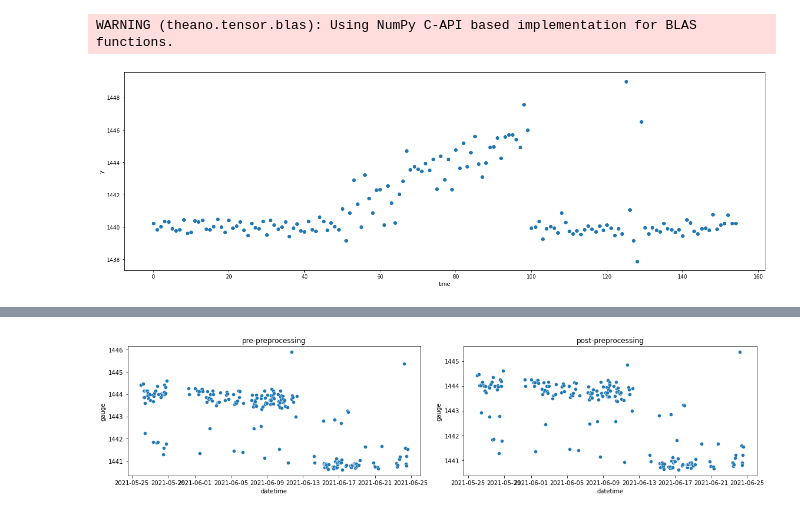
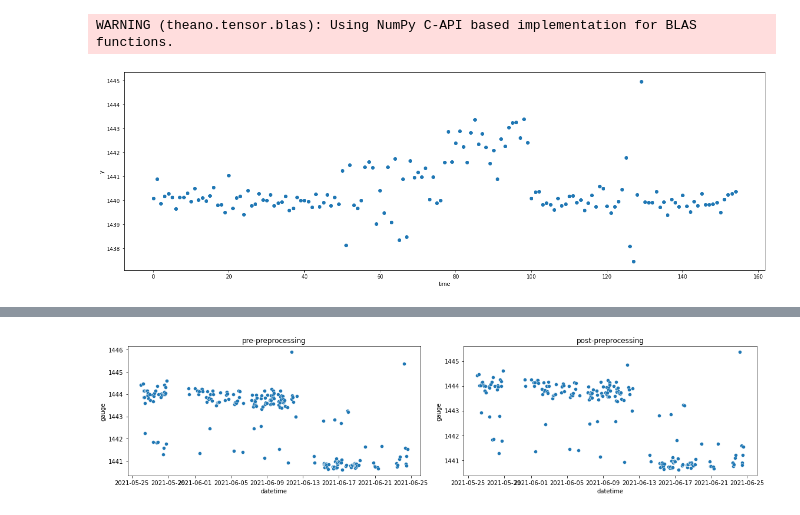
Before and after one commit to benlau6/hierarchy-bayesian-modeling-time-series-sensor, a Jupyter notebook: kalman_filter.ipynb, the cells around one changed output, grey strips where cells are left out. Drawn from its saved outputs; the diff is of its cells as text; code cells hidden in the pictures.

```diff
--- a/kalman_filter.ipynb
+++ b/kalman_filter.ipynb
@@ -25,11 +25,11 @@ args.s3_bucket = config.get('default', 's3_bucket')
 args.s3_prefix = config.get('default', 's3_prefix')
 # %%
 sample1 = Sample(N=50, mu=1440, beta=0.001, sigma=0.3)
-sample2 = Sample(N=50, mu=1441, beta=0.1, sigma=1)
+sample2 = Sample(N=50, mu=1440, beta=0.05, sigma=1)
 sample3 = Sample(N=25, mu=1440, beta=0.001, sigma=0.3)
 sample4 = Sample(N=5, mu=1440, beta=0.001, sigma=5)
 sample5 = Sample(N=25, mu=1440, beta=0.001, sigma=0.3)
 sample = sample1 + sample2 + sample3 + sample4 + sample5
 sample.plot()
 # %% [output]
-[figure, old version]
+[figure, new version]
```
Also changed, not shown: parts of 2 cells of this notebook, 7 other files.
